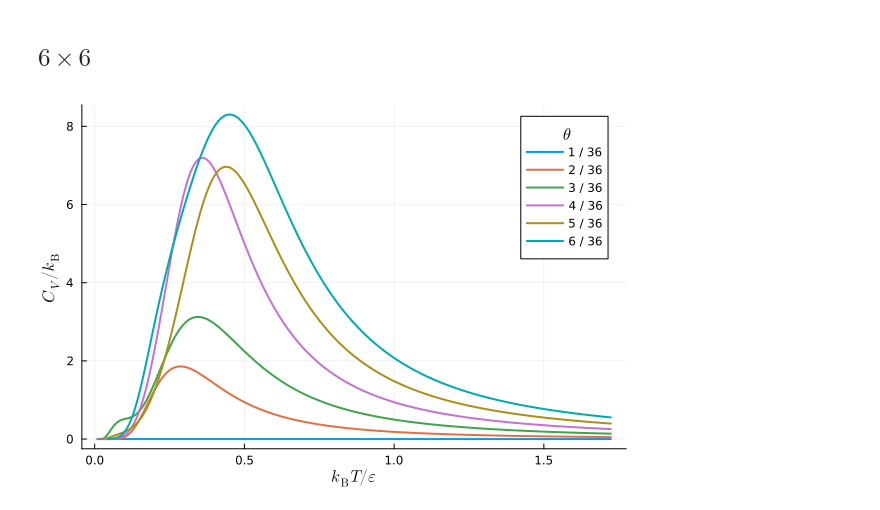
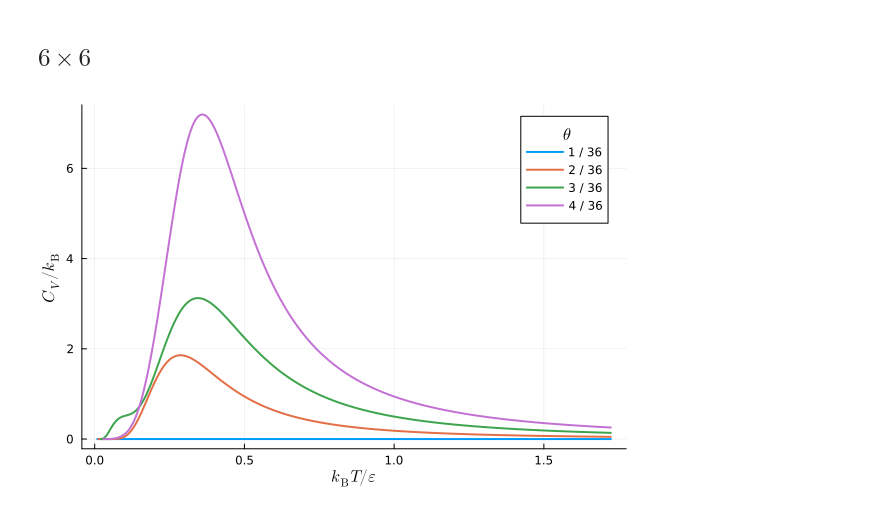
Before and after one commit to wexlergroup/FreeBird.jl, a Jupyter notebook: scripts/square-lattice.ipynb, the cells around one changed output. Cells and saved outputs as stored; diff of their text form; code cells hidden in the pictures.

```diff
--- a/scripts/square-lattice.ipynb
+++ b/scripts/square-lattice.ipynb
@@ -148,32 +148,32 @@ L = 6
 M = 6
 
 plot()
 
 # Loop over different numbers of occupied sites
-for N in 1:6
+for N in 1:4
 
     # Enumerate all possible configurations of the lattice gas and calculate the energy of each configuration
     energies, configurations = AbstractWalkers.exact_enumeration(L, M, N, lattice_type, lg)
 
     # Calculate the constant-volume heat capacity of the lattice gas
     Ts = collect(1.0:0.1:200.0)  # K
     βs = 1 ./ (kB * Ts)  # 1/eV
     ωis = ones(length(energies))
 
     Eis = zeros(length(energies))
     for i in 1:length(energies)
         Eis[i] = ustrip(energies[i])
     end
 
     dof = 0
 
     Cv = [cv(β, ωis, Eis, dof) / kB for β in βs]  # kB
 
     # Plot the constant-volume heat capacity of the lattice gas
     Trs = kB * Ts / ustrip(-nn_interaction_energy)
     plot!(Trs, Cv, xlabel="\$ k_{\\mathrm{B}} T / ε \$", ylabel="\$ C_V / k_{\\mathrm{B}} \$", linewidth=2, size=(600, 400), label="$(N) / $(L * M)", legendtitle="\$ \\theta \$")
 end
 
 display(plot!())
 # %% [output]
-[figure, old version]
+[figure, new version]
```
